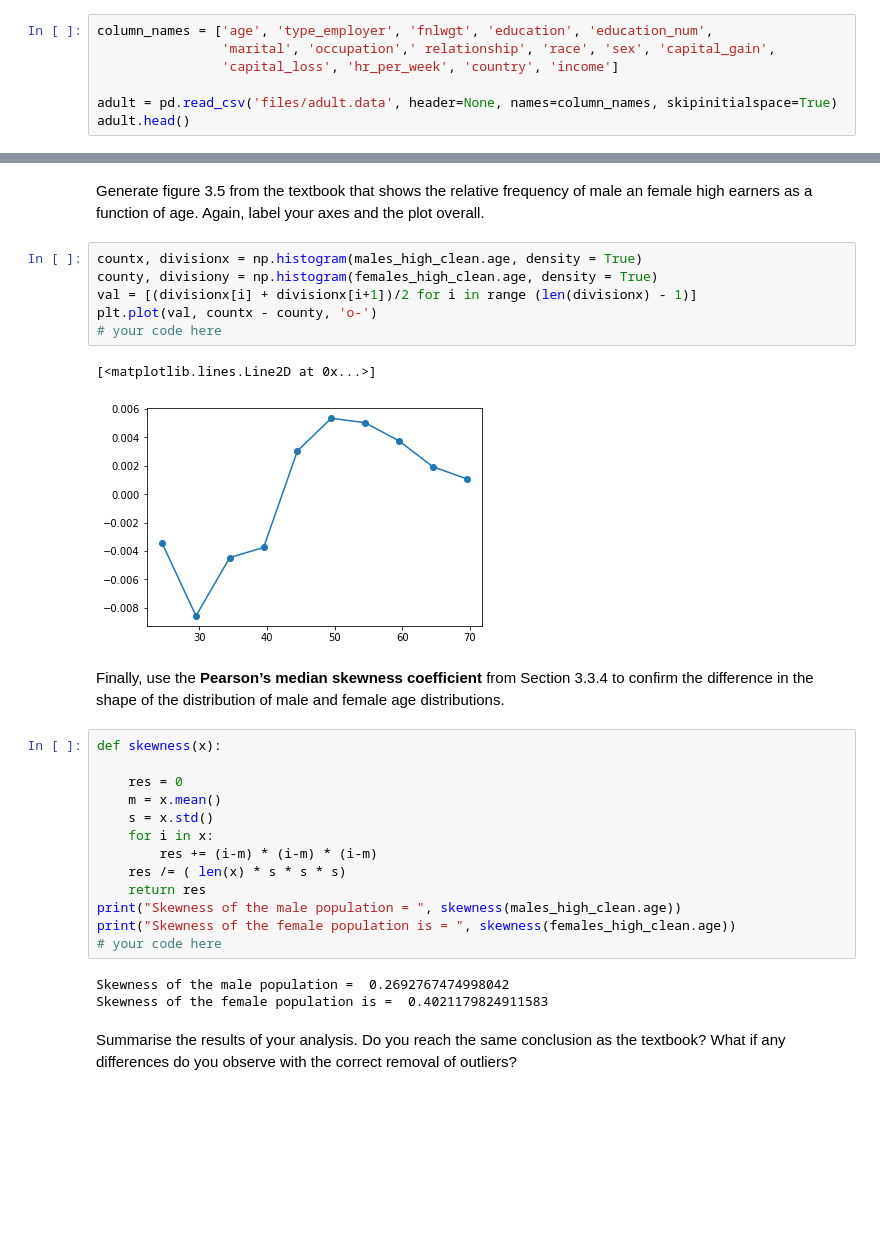
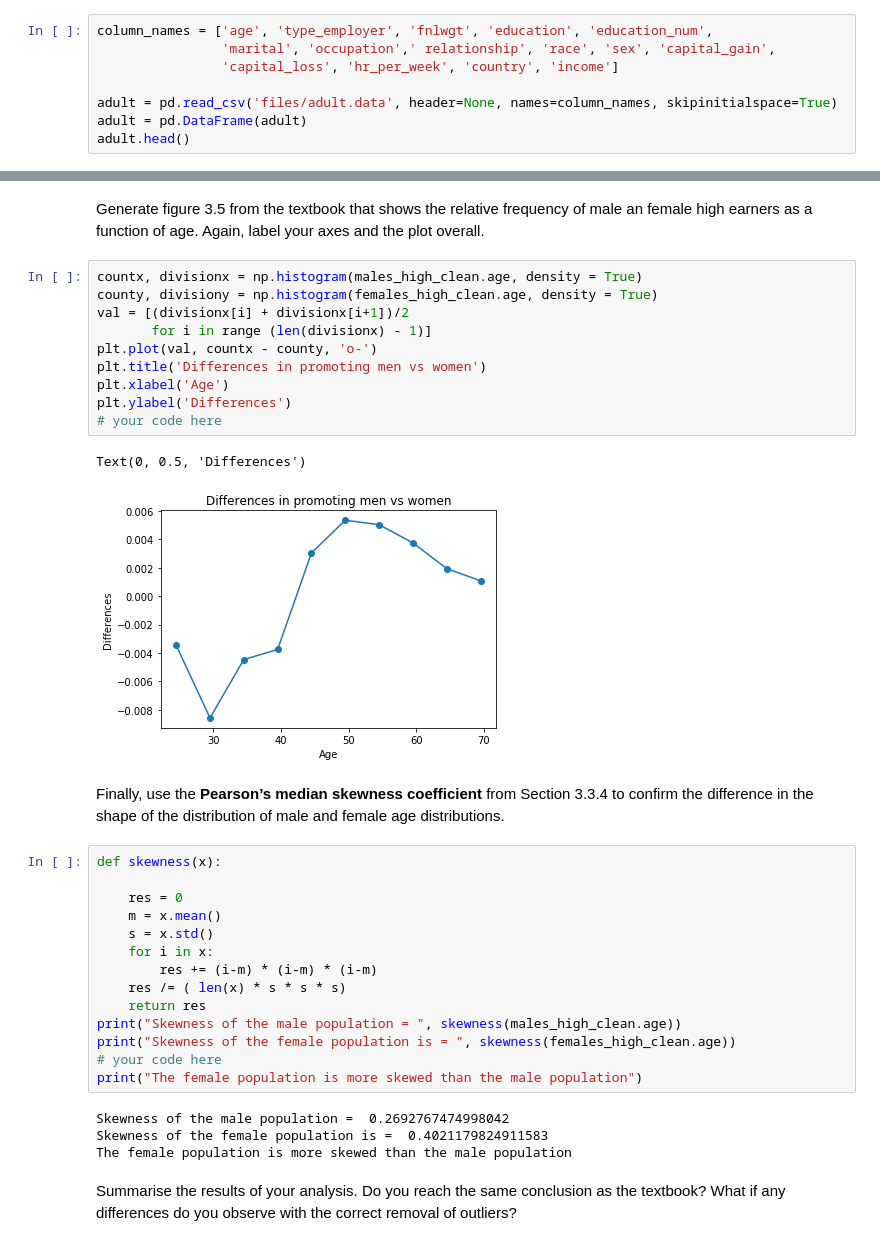
Before and after one commit to N-2-O/COMP2200-practical-workshops-N-2-O, a Jupyter notebook: Workshop Week 3.ipynb, the cells around one changed output, grey strips where cells are left out. Cells and saved outputs as stored; diff of their text form; blank space fills up the shorter version.

```diff
--- a/Workshop Week 3.ipynb
+++ b/Workshop Week 3.ipynb
@@ -92,6 +92,7 @@ column_names = ['age', 'type_employer', 'fnlwgt', 'education', 'education_num',
                 'capital_loss', 'hr_per_week', 'country', 'income']
 
 adult = pd.read_csv('files/adult.data', header=None, names=column_names, skipinitialspace=True)
+adult = pd.DataFrame(adult)
 adult.head()
 # %% [output]
 |  | age | type_employer | fnlwgt | education | education_num | marital | occupation | relationship | race | ... |
@@ -276,12 +279,16 @@ Generate figure 3.5 from the textbook that shows the relative frequency of male
 # %%
 countx, divisionx = np.histogram(males_high_clean.age, density = True)
 county, divisiony = np.histogram(females_high_clean.age, density = True)
-val = [(divisionx[i] + divisionx[i+1])/2 for i in range (len(divisionx) - 1)]
+val = [(divisionx[i] + divisionx[i+1])/2
+       for i in range (len(divisionx) - 1)]
 plt.plot(val, countx - county, 'o-')
+plt.title('Differences in promoting men vs women')
+plt.xlabel('Age')
+plt.ylabel('Differences')
 # your code here
 # %% [output]
-[<matplotlib.lines.Line2D at 0x...>]
+Text(0, 0.5, 'Differences')
-[figure, old version]
+[figure, new version]
 # %% [markdown]
 Finally, use the **Pearson’s median skewness coefficient** from Section 3.3.4 to confirm the difference in the shape of the distribution of male and female age distributions.
 # %%
@@ -297,9 +304,11 @@ def skewness(x):
 print("Skewness of the male population = ", skewness(males_high_clean.age))
 print("Skewness of the female population is = ", skewness(females_high_clean.age))
 # your code here
+print("The female population is more skewed than the male population")
 # %% [output]
 Skewness of the male population =  0.2692767474998042
 Skewness of the female population is =  0.4021179824911583
+The female population is more skewed than the male population
 # %% [markdown]
 Summarise the results of your analysis. Do you reach the same conclusion as the textbook? What if any differences do you observe with the correct removal of outliers?
 # %% [markdown]
```
Also changed, not shown: parts of 5 cells of this notebook.
